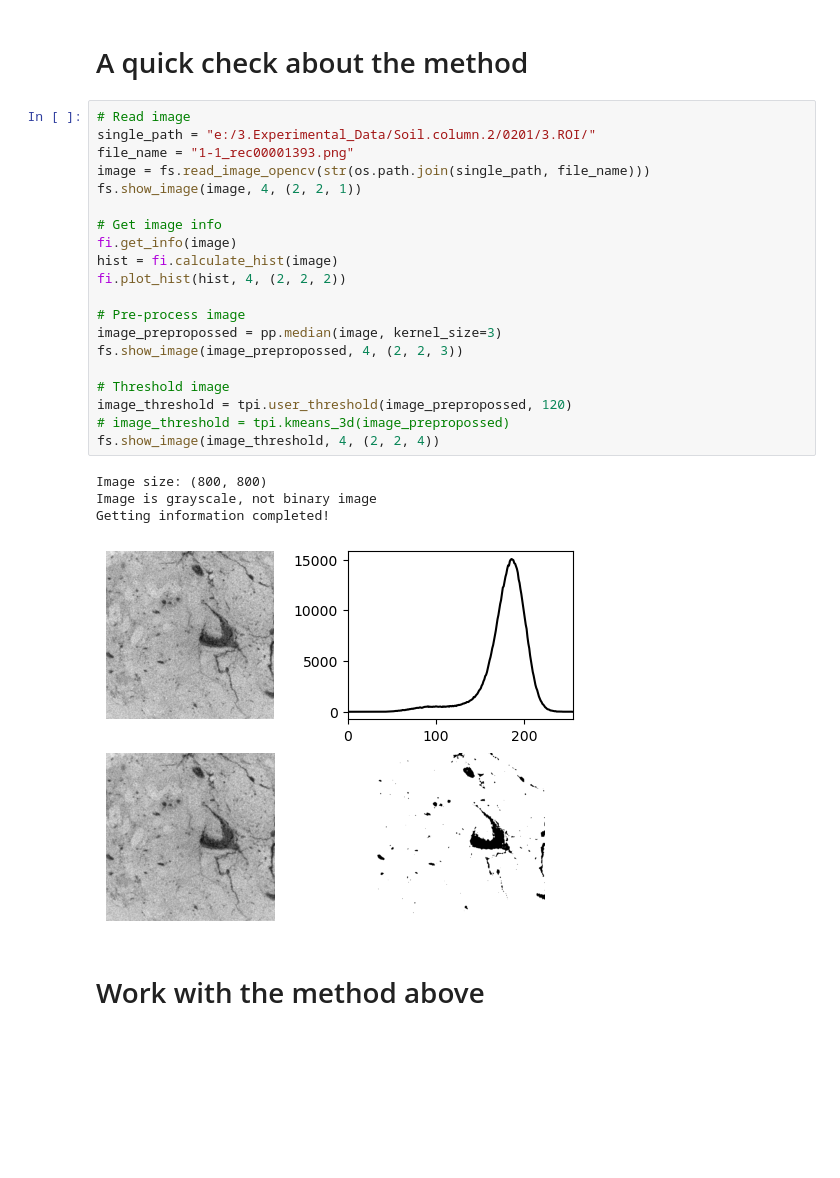
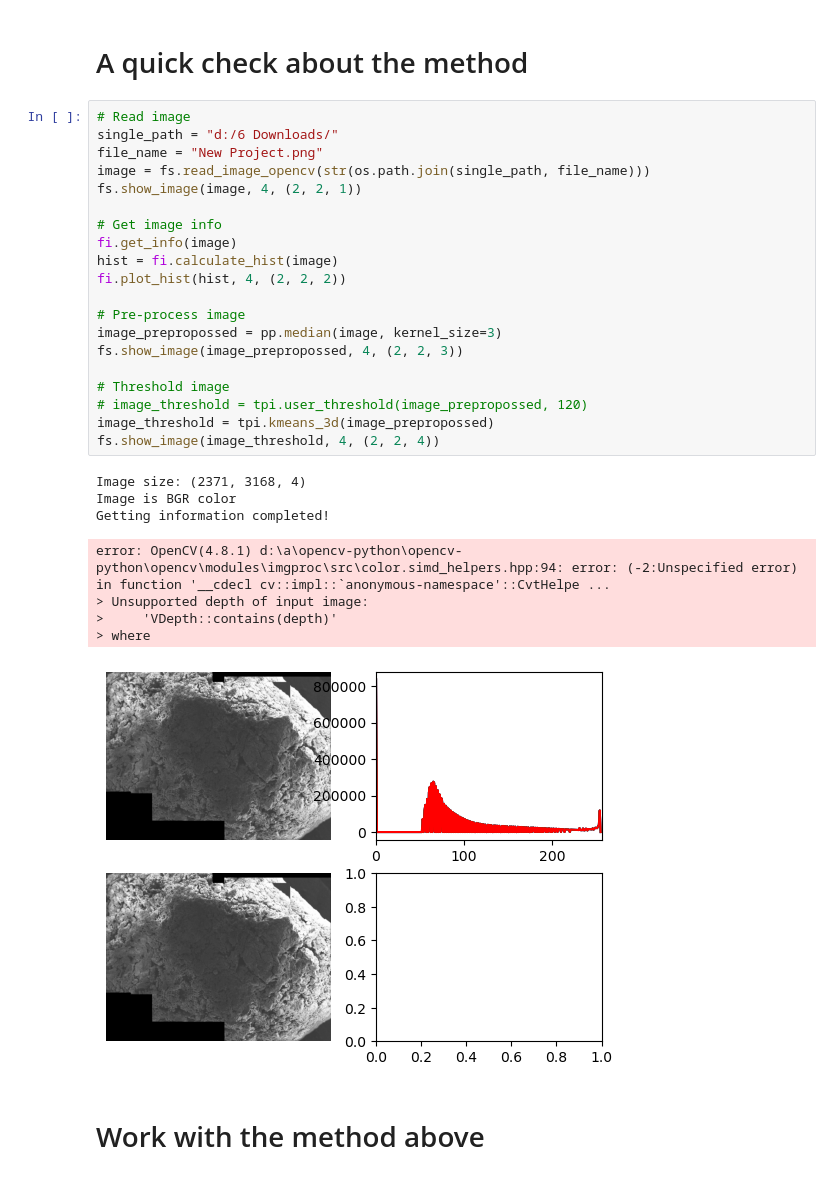
Before and after one commit to Lai-shixuan/Soil-Column-Procedures, a Jupyter notebook: work_file.ipynb, the cells around one changed output. Saved outputs shown, nothing was run; the diff lists cells and outputs as text; blank space fills up the shorter version.

```diff
--- a/work_file.ipynb
+++ b/work_file.ipynb
@@ -15,29 +15,33 @@ import nibabel as nib
 # A quick check about the method
 # %%
 # Read image
-single_path = "e:/3.Experimental_Data/Soil.column.2/0201/3.ROI/"
-file_name = "1-1_rec00001393.png"
+single_path = "d:/6 Downloads/"
+file_name = "New Project.png"
 image = fs.read_image_opencv(str(os.path.join(single_path, file_name)))
 fs.show_image(image, 4, (2, 2, 1))
 
 # Get image info
 fi.get_info(image)
 hist = fi.calculate_hist(image)
 fi.plot_hist(hist, 4, (2, 2, 2))
 
 # Pre-process image
 image_prepropossed = pp.median(image, kernel_size=3)
 fs.show_image(image_prepropossed, 4, (2, 2, 3))
 
 # Threshold image
-image_threshold = tpi.user_threshold(image_prepropossed, 120)
-# image_threshold = tpi.kmeans_3d(image_prepropossed)
+# image_threshold = tpi.user_threshold(image_prepropossed, 120)
+image_threshold = tpi.kmeans_3d(image_prepropossed)
 fs.show_image(image_threshold, 4, (2, 2, 4))
 # %% [output]
-Image size: (800, 800)
-Image is grayscale, not binary image
+Image size: (2371, 3168, 4)
+Image is BGR color
 Getting information completed!
+error: OpenCV(4.8.1) d:\a\opencv-python\opencv-python\opencv\modules\imgproc\src\color.simd_helpers.hpp:94: error: (-2:Unspecified error) in function '__cdecl cv::impl::`anonymous-namespace'::CvtHelpe ...
+> Unsupported depth of input image:
+>     'VDepth::contains(depth)'
+> where
-[figure, old version]
+[figure, new version]
 # %% [markdown]
 # Work with the method above
 # %% [markdown]
```
Also changed, not shown: parts of 2 cells of this notebook, 2 other files.
